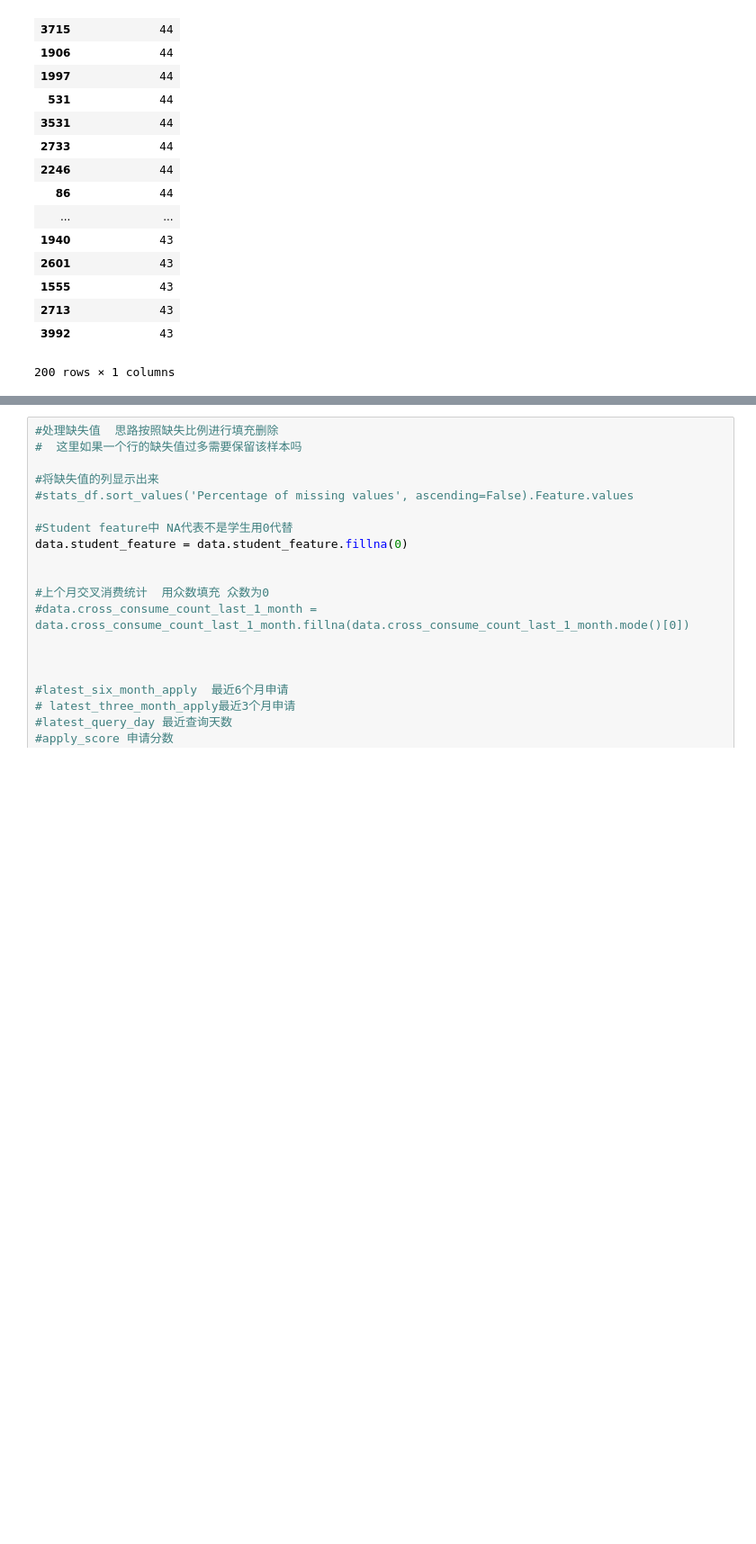
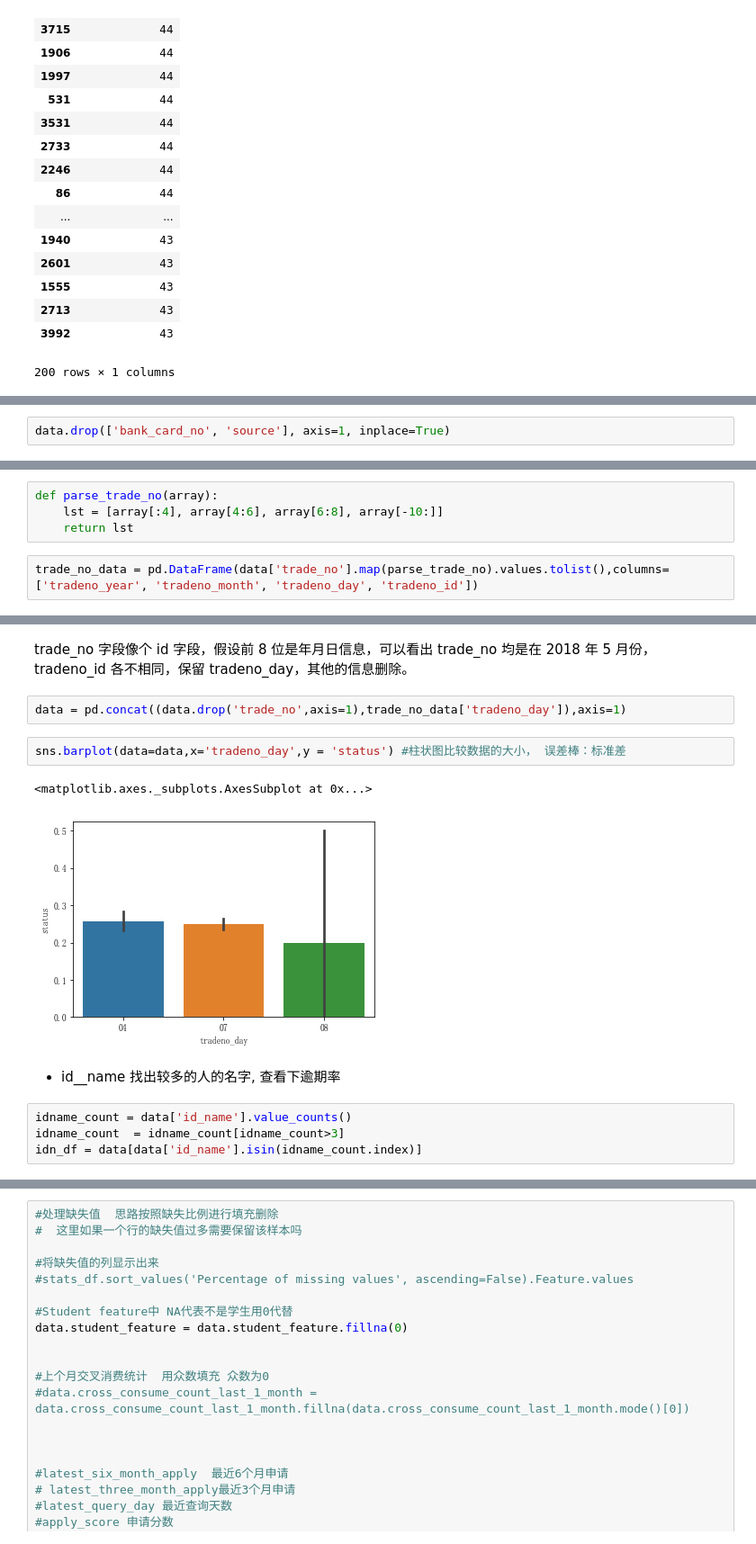
Before and after one commit to LittleSix1/Datawhale, a Jupyter notebook: Datawhale.ipynb, the cells around one changed output, grey strips where cells are left out. Shown: that part at 90% size. Drawn from its saved outputs; the diff is of its cells as text; blank space fills up the shorter version.

```diff
--- a/Datawhale.ipynb
+++ b/Datawhale.ipynb
@@ -83,0 +147,2 @@ stats_df.sort_values('Percentage of missing values', ascending=False)
+# %%
+data.drop(['bank_card_no', 'source'], axis=1, inplace=True)
@@ -83,0 +166,6 @@ stats_df.sort_values('Percentage of missing values', ascending=False)
+# %%
+def parse_trade_no(array):
+    lst = [array[:4], array[4:6], array[6:8], array[-10:]]
+    return lst
+# %%
+trade_no_data = pd.DataFrame(data['trade_no'].map(parse_trade_no).values.tolist(),columns=['tradeno_year', 'tradeno_month', 'tradeno_day', 'tradeno_id'])
@@ -83,0 +180,15 @@ stats_df.sort_values('Percentage of missing values', ascending=False)
+# %% [markdown]
+trade_no 字段像个 id 字段，假设前 8 位是年月日信息，可以看出 trade_no 均是在 2018 年 5 月份，tradeno_id 各不相同，保留 tradeno_day，其他的信息删除。
+# %%
+data = pd.concat((data.drop('trade_no',axis=1),trade_no_data['tradeno_day']),axis=1)
+# %%
+sns.barplot(data=data,x='tradeno_day',y = 'status') #柱状图比较数据的大小， 误差棒：标准差
+# %% [output]
+<matplotlib.axes._subplots.AxesSubplot at 0x...>
+[figure, added]
+# %% [markdown]
+- id__name 找出较多的人的名字, 查看下逾期率
+# %%
+idname_count = data['id_name'].value_counts()
+idname_count  = idname_count[idname_count>3]
+idn_df = data[data['id_name'].isin(idname_count.index)]
```
Also changed, not shown: parts of 100 cells of this notebook, 1 other file.
